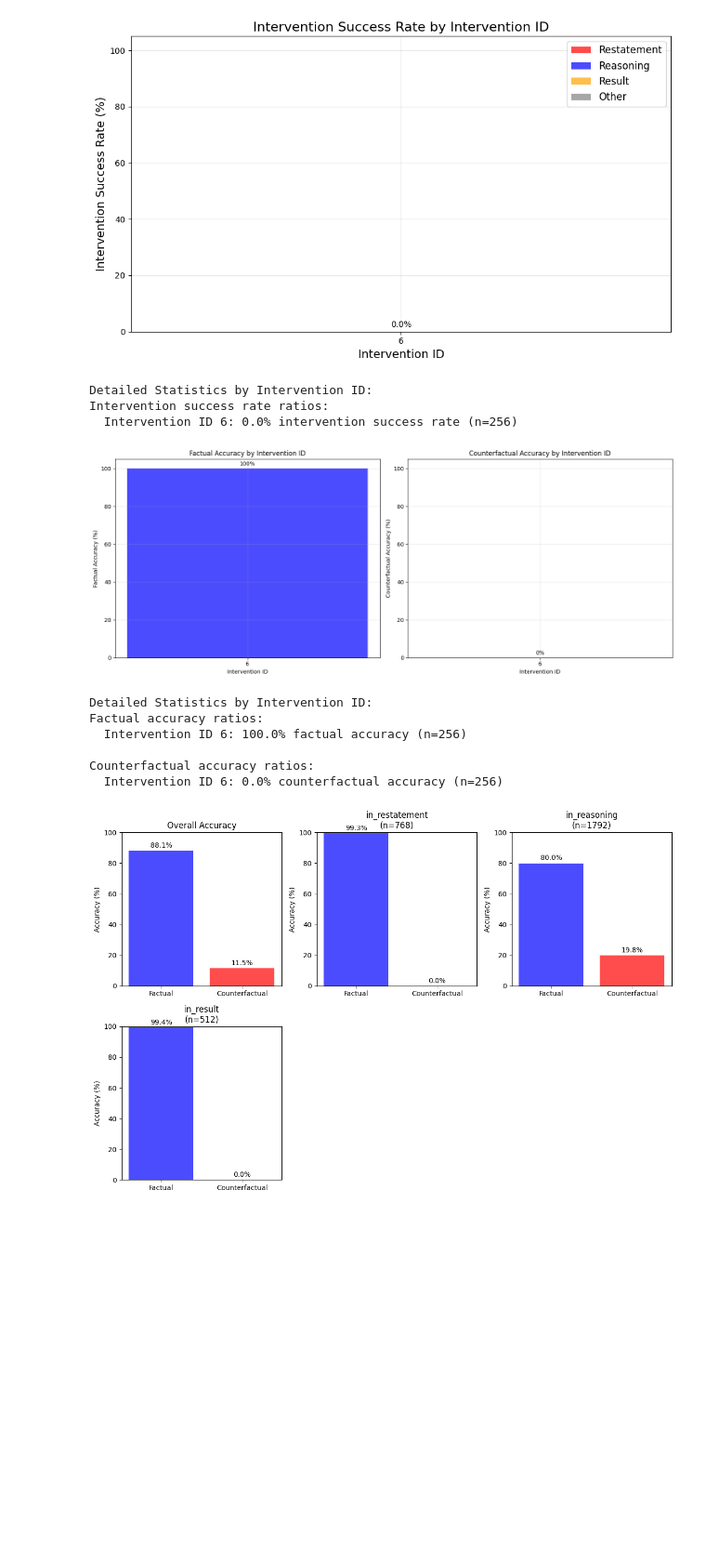
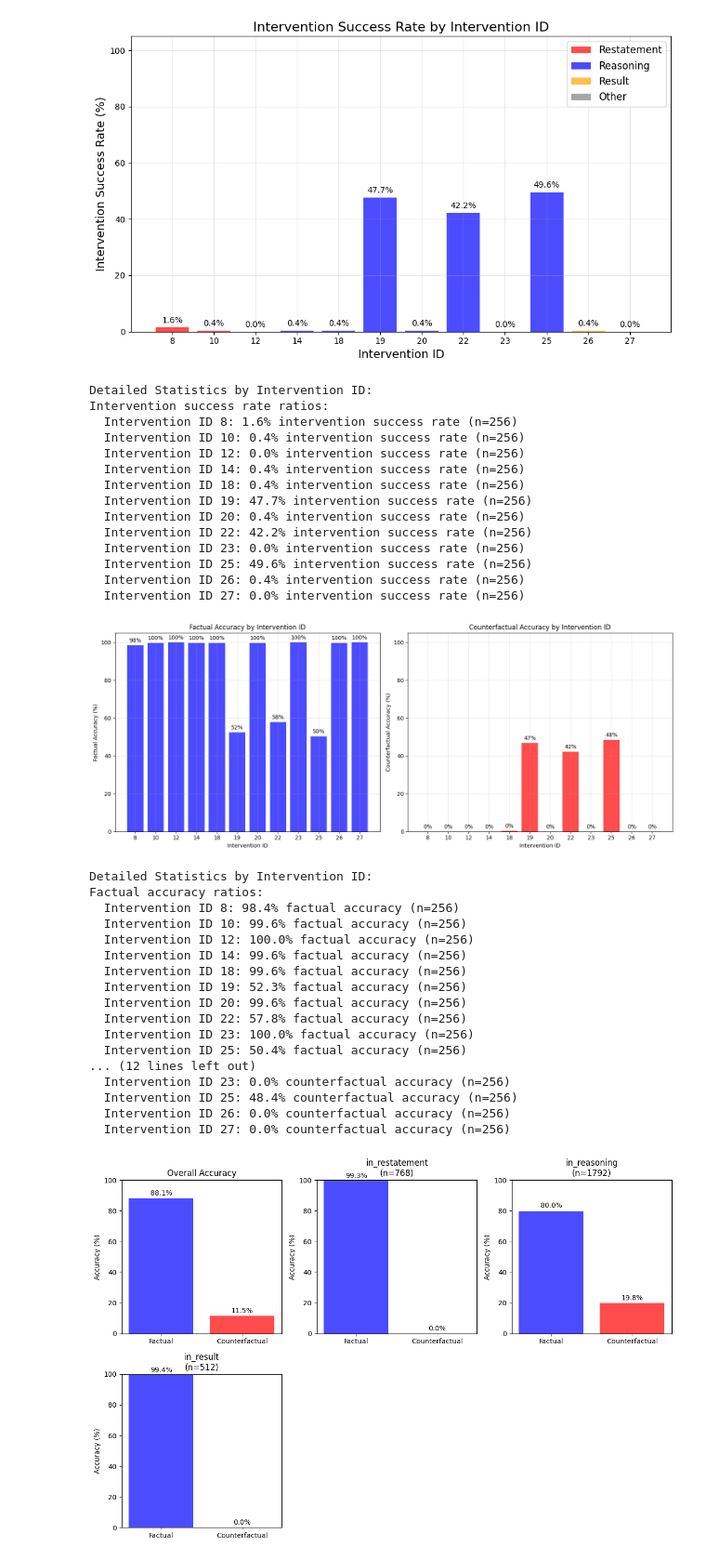
Before and after one commit to dkangbrown/arithmetic-reasoning-causality, a Jupyter notebook: experiments/visualize.ipynb, the cells around one changed output. Shown at 93% size. Drawn from its saved outputs; the diff is of its cells as text; code cells hidden in the pictures; blank space fills up the shorter version.

Commit message:
Implemented steering and improvements to previous experiments.

```diff
--- a/experiments/visualize.ipynb
+++ b/experiments/visualize.ipynb
@@ -15,6 +15,6 @@ plot_probability_distributions(probability_filepath)
 # %%
-accuracy_results = get_accuracy("../experiments/activation_intervention/output/GPT-OSS/result_unfaithful_source/h_pre_result_user_question.csv", output_type="immediate")
-# accuracy_results = get_accuracy("../experiments/token_intervention/output/GPT-OSS/generation_h.csv", output_type="final_output")
+accuracy_results = get_accuracy("../experiments/activation_intervention/output/GPT-OSS/frozen_attention/h_pre_result_final_sum.csv", output_type="immediate")
+accuracy_results = get_accuracy("../experiments/token_intervention/output/GPT-OSS/generation_h.csv", output_type="final_output")
 plot_intervention_success_rate_by_location(accuracy_results, _mapping.intervene_ids_stepwise_3_digit)
 plot_intervention_results_by_location(accuracy_results)
 # %% [output]
@@ -26,14 +41,36 @@ Counterfactual accuracy: 0.00%
-[figure, old version]
+[figure, new version]
 Detailed Statistics by Intervention ID:
 Intervention success rate ratios:
-  Intervention ID 6: 0.0% intervention success rate (n=256)
+  Intervention ID 8: 1.6% intervention success rate (n=256)
+  Intervention ID 10: 0.4% intervention success rate (n=256)
+  Intervention ID 12: 0.0% intervention success rate (n=256)
+  Intervention ID 14: 0.4% intervention success rate (n=256)
+  Intervention ID 18: 0.4% intervention success rate (n=256)
+  Intervention ID 19: 47.7% intervention success rate (n=256)
+  Intervention ID 20: 0.4% intervention success rate (n=256)
+  Intervention ID 22: 42.2% intervention success rate (n=256)
+  Intervention ID 23: 0.0% intervention success rate (n=256)
+  Intervention ID 25: 49.6% intervention success rate (n=256)
+  Intervention ID 26: 0.4% intervention success rate (n=256)
+  Intervention ID 27: 0.0% intervention success rate (n=256)
-[figure, old version]
+[figure, new version]
 Detailed Statistics by Intervention ID:
 Factual accuracy ratios:
-  Intervention ID 6: 100.0% factual accuracy (n=256)
-
-Counterfactual accuracy ratios:
-  Intervention ID 6: 0.0% counterfactual accuracy (n=256)
+  Intervention ID 8: 98.4% factual accuracy (n=256)
+  Intervention ID 10: 99.6% factual accuracy (n=256)
+  Intervention ID 12: 100.0% factual accuracy (n=256)
+  Intervention ID 14: 99.6% factual accuracy (n=256)
+  Intervention ID 18: 99.6% factual accuracy (n=256)
+  Intervention ID 19: 52.3% factual accuracy (n=256)
+  Intervention ID 20: 99.6% factual accuracy (n=256)
+  Intervention ID 22: 57.8% factual accuracy (n=256)
+  Intervention ID 23: 100.0% factual accuracy (n=256)
+  Intervention ID 25: 50.4% factual accuracy (n=256)
+... (12 lines left out)
+  Intervention ID 23: 0.0% counterfactual accuracy (n=256)
+  Intervention ID 25: 48.4% counterfactual accuracy (n=256)
+  Intervention ID 26: 0.0% counterfactual accuracy (n=256)
+  Intervention ID 27: 0.0% counterfactual accuracy (n=256)
 # %%
 plot_intervention_results_by_type(accuracy_results)
 # %% [output]
```
Also changed, not shown: parts of 3 cells of this notebook, 10 other files.
